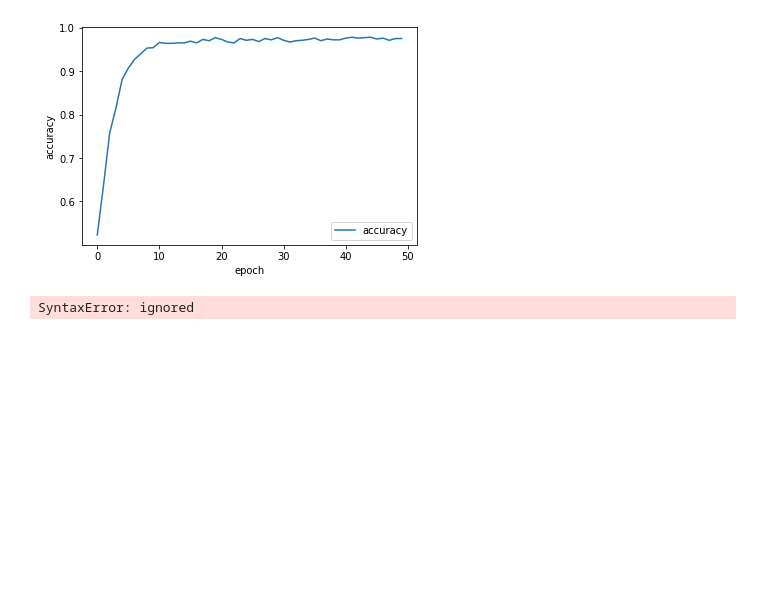
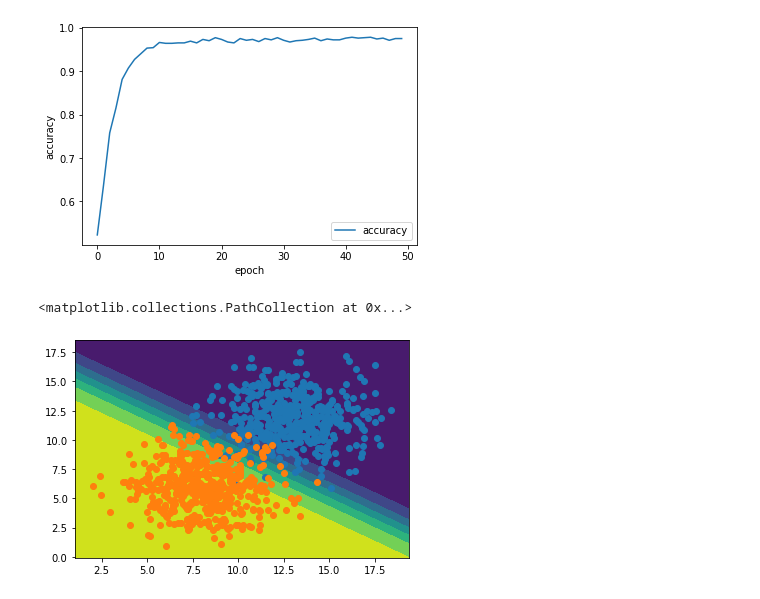
Before and after one commit to penzen/Codes-, a Jupyter notebook: Keras.ipynb, the cells around one changed output. Drawn from its saved outputs; the diff is of its cells as text; code cells hidden in the pictures; blank space fills up the shorter version.

```diff
--- a/Keras.ipynb
+++ b/Keras.ipynb
@@ -70,13 +70,33 @@ plt.xlabel('epoch')
 Text(0.5, 0, 'epoch')
 [figure]
 # %%
+"""
 def plot_desision(X,y,model):# x is the data we created(Points), y is the matrix that contains label for the model,
-   x_span = np.linspace(min(X[:, 0]), max(X[:, 0])) #give us the minimun horigontal value in the first c
-   y_span = np.linspace(min(X[:, 1]), max(X[:, 1]))
+   x_span = np.linspace(min(X[:, 0]) - 1, max(X[:, 0]) + 1 ) #give us the minimun horigontal value in the first c
+   y_span = np.linspace(min(X[:, 1]) - 1, max(X[:, 1]) + 1 ) # the plus one and the  minus part is to make it more visual pleasing
+   xx,yy = np.meshgrid(x_span,y_span) # returns a two 50/ 50 matrix.
+   xx, yy = xx.ravel(), yy.ravel() #ravel makes the raay single dementinal
+   grid = np.c_[xx, yy] # look up coolym
+   pred_func = model.predict(grid)
+   z = pred_func.reshape(xx.shape)
+   plt.contourf(xx,yy,z)
+"""
+def plot_decision_boundary(X, y, model):
+    x_span = np.linspace(min(X[:,0]) - 1, max(X[:,0]) + 1)
+    y_span = np.linspace(min(X[:,1]) - 1, max(X[:,1]) + 1)
+    xx, yy = np.meshgrid(x_span, y_span)
+    xx_, yy_ = xx.ravel(), yy.ravel()
+    grid = np.c_[xx_, yy_]
+    pred_func = model.predict(grid)
+    z = pred_func.reshape(xx.shape)
+    plt.contourf(xx, yy, z)
 
 
 
-def plot_desision(X,y,model)
+plot_decision_boundary(X,y,model)
+plt.scatter(X[:n_pts,0], X[:n_pts,1])
+plt.scatter(X[n_pts:,0], X[n_pts:,1])
 #and the third is the sequenbceal model that contains out neaural network model
 # %% [output]
-SyntaxError: ignored
+<matplotlib.collections.PathCollection at 0x...>
+[figure, added]
```
Also changed, not shown: parts of 1 cell of this notebook.
